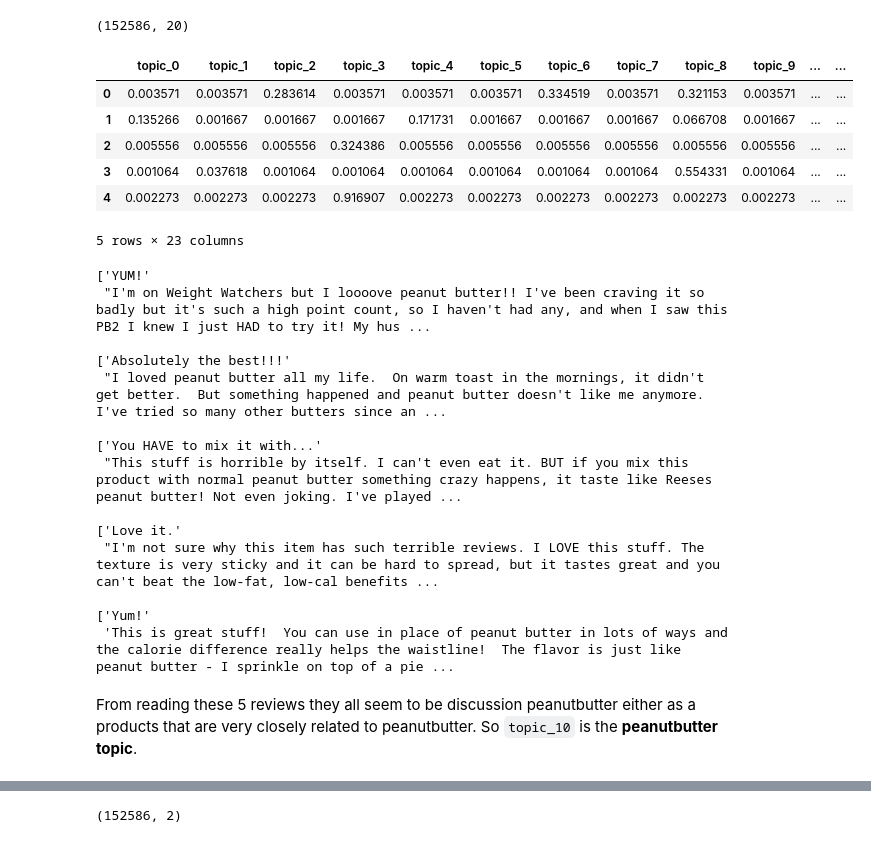
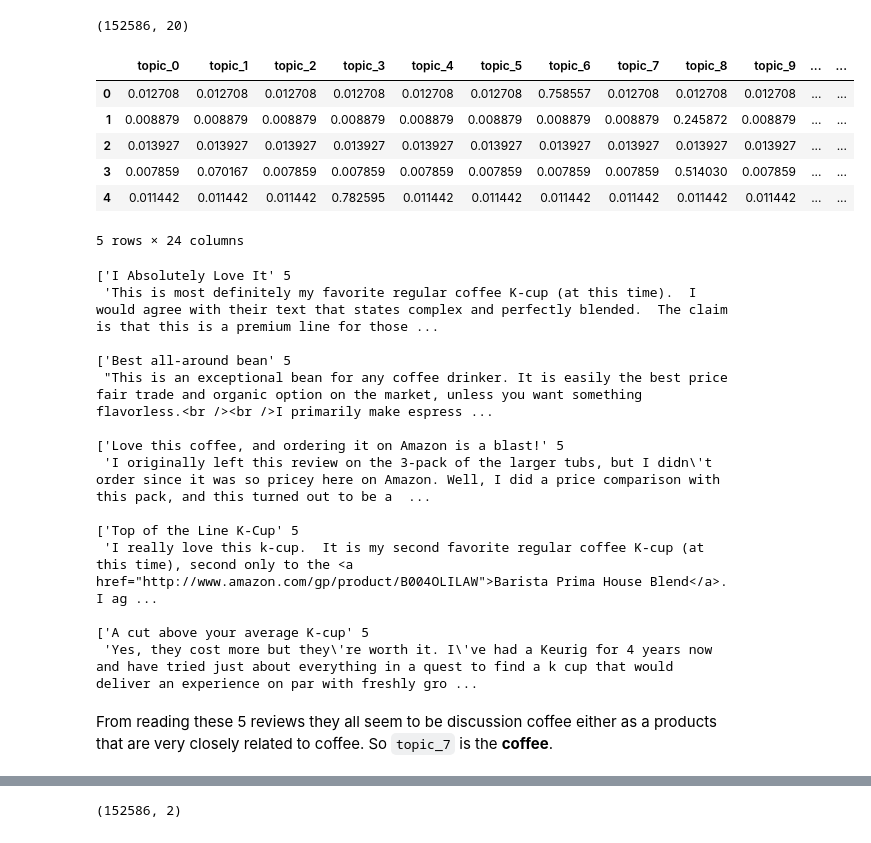
Before and after one commit to michael-a-green/Metis_Project4, a Jupyter notebook: Source/Project4_2.ipynb, the cells around one changed output, grey strips where cells are left out. Cells and saved outputs as stored; diff of their text form; code cells hidden in the pictures.

```diff
--- a/Source/Project4_2.ipynb
+++ b/Source/Project4_2.ipynb
@@ -380,3 +381,19 @@ time spent doing operation is 0:01:05.685067
+# %%
+if CLEAN_DATAFRAME == 1:
+
+    GOOD_REVIEWS_FILE = open("../Data/good_reviews_lemmatized.pkl","wb")
+    BAD_REVIEWS_FILE = open("../Data/bad_reviews_lemmatized.pkl","wb")
+    pickle.dump(good_reviews_df, GOOD_REVIEWS_FILE)
+    pickle.dump(bad_reviews_df, BAD_REVIEWS_FILE)
+    BAD_REVIEWS_FILE.close()
+    GOOD_REVIEWS_FILE.close()
+
+else:
+
+    GOOD_REVIEWS_FILE = open("../Data/good_reviews_lemmatized.pkl","rb")
+    BAD_REVIEWS_FILE = open("../Data/bad_reviews_lemmatized.pkl","rb")
+    good_reviews_df = pickle.load(GOOD_REVIEWS_FILE)
+    bad_reviews_df = pickle.load(BAD_REVIEWS_FILE)
 # %% [markdown]
 lemmatizing to cut down on the size of the dimensions of the eventual vectorized word matrix without losing meaning of the text
 # %%
@@ -774,39 +921,44 @@ docTopicMatrixGR = LD_AllocatorGR.transform(docTermMatrixCountVecGR)
+# %%
+docTopicMatrixGR = LD_AllocatorTFIDFGR.transform(docTermMatrixTFIDFGR)
+
+#LD_AllocatorTFIDFGR = LatentDirichletAllocation(n_components=20, random_state=0,n_jobs=8)
+#LD_AllocatorTFIDFBR = LatentDirichletAllocation(n_components=20, random_state=0,n_jobs=8)
 # %%
 docTopicMatrixGR_df = pd.DataFrame(docTopicMatrixGR).add_prefix("topic_")
 docTopicMatrixGR_df.shape
 # %% [output]
 (152586, 20)
 # %%
-docTopicMatrixGR_df[["Summary","ProcessedText","Text"]] = good_reviews_df[["Summary","ProcessedText","Text"]]
+docTopicMatrixGR_df[["Summary","ProcessedText","Text","Score"]] = good_reviews_df[["Summary","ProcessedText","Text","Score"]]
 docTopicMatrixGR_df.head()
 # %% [output]
 |  | topic_0 | topic_1 | topic_2 | topic_3 | topic_4 | topic_5 | topic_6 | topic_7 | topic_8 | topic_9 | ... | ... |
-| 0 | 0.003571 | 0.003571 | 0.283614 | 0.003571 | 0.003571 | 0.003571 | 0.334519 | 0.003571 | 0.321153 | 0.003571 | ... | ... |
-| 1 | 0.135266 | 0.001667 | 0.001667 | 0.001667 | 0.171731 | 0.001667 | 0.001667 | 0.001667 | 0.066708 | 0.001667 | ... | ... |
-| 2 | 0.005556 | 0.005556 | 0.005556 | 0.324386 | 0.005556 | 0.005556 | 0.005556 | 0.005556 | 0.005556 | 0.005556 | ... | ... |
-| 3 | 0.001064 | 0.037618 | 0.001064 | 0.001064 | 0.001064 | 0.001064 | 0.001064 | 0.001064 | 0.554331 | 0.001064 | ... | ... |
-| 4 | 0.002273 | 0.002273 | 0.002273 | 0.916907 | 0.002273 | 0.002273 | 0.002273 | 0.002273 | 0.002273 | 0.002273 | ... | ... |
+| 0 | 0.012708 | 0.012708 | 0.012708 | 0.012708 | 0.012708 | 0.012708 | 0.758557 | 0.012708 | 0.012708 | 0.012708 | ... | ... |
+| 1 | 0.008879 | 0.008879 | 0.008879 | 0.008879 | 0.008879 | 0.008879 | 0.008879 | 0.008879 | 0.245872 | 0.008879 | ... | ... |
+| 2 | 0.013927 | 0.013927 | 0.013927 | 0.013927 | 0.013927 | 0.013927 | 0.013927 | 0.013927 | 0.013927 | 0.013927 | ... | ... |
+| 3 | 0.007859 | 0.070167 | 0.007859 | 0.007859 | 0.007859 | 0.007859 | 0.007859 | 0.007859 | 0.514030 | 0.007859 | ... | ... |
+| 4 | 0.011442 | 0.011442 | 0.011442 | 0.782595 | 0.011442 | 0.011442 | 0.011442 | 0.011442 | 0.011442 | 0.011442 | ... | ... |
-5 rows × 23 columns
+5 rows × 24 columns
 # %%
-#find 5 reviews that score highest in topic_10
-for review in docTopicMatrixGR_df.sort_values(by="topic_10",ascending=False).head(5)[["Summary","Text"]].values:
+#find 5 reviews that score highest in topic_7
+for review in docTopicMatrixGR_df.sort_values(by="topic_7",ascending=False).head(5)[["Summary","Score","Text"]].values:
     print(review,"\n")
 # %% [output]
-['YUM!'
- "I'm on Weight Watchers but I loooove peanut butter!! I've been craving it so badly but it's such a high point count, so I haven't had any, and when I saw this PB2 I knew I just HAD to try it! My hus ...
+['I Absolutely Love It' 5
+ 'This is most definitely my favorite regular coffee K-cup (at this time).  I would agree with their text that states complex and perfectly blended.  The claim is that this is a premium line for those ...
 
-['Absolutely the best!!!'
- "I loved peanut butter all my life.  On warm toast in the mornings, it didn't get better.  But something happened and peanut butter doesn't like me anymore.  I've tried so many other butters since an ...
+['Best all-around bean' 5
+ "This is an exceptional bean for any coffee drinker. It is easily the best price fair trade and organic option on the market, unless you want something flavorless.<br /><br />I primarily make espress ...
 
-['You HAVE to mix it with...'
- "This stuff is horrible by itself. I can't even eat it. BUT if you mix this product with normal peanut butter something crazy happens, it taste like Reeses peanut butter! Not even joking. I've played ...
+['Love this coffee, and ordering it on Amazon is a blast!' 5
+ 'I originally left this review on the 3-pack of the larger tubs, but I didn\'t order since it was so pricey here on Amazon. Well, I did a price comparison with this pack, and this turned out to be a  ...
 
-['Love it.'
- "I'm not sure why this item has such terrible reviews. I LOVE this stuff. The texture is very sticky and it can be hard to spread, but it tastes great and you can't beat the low-fat, low-cal benefits ...
+['Top of the Line K-Cup' 5
+ 'I really love this k-cup.  It is my second favorite regular coffee K-cup (at this time), second only to the <a href="http://www.amazon.com/gp/product/B004OLILAW">Barista Prima House Blend</a>.  I ag ...
 
-['Yum!'
- 'This is great stuff!  You can use in place of peanut butter in lots of ways and the calorie difference really helps the waistline!  The flavor is just like peanut butter - I sprinkle on top of a pie ...
+['A cut above your average K-cup' 5
+ 'Yes, they cost more but they\'re worth it. I\'ve had a Keurig for 4 years now and have tried just about everything in a quest to find a k cup that would deliver an experience on par with freshly gro ...
 # %% [markdown]
-From reading these 5 reviews they all seem to be discussion peanutbutter either as a products that are very closely related to peanutbutter.
-So `topic_10` is the **peanutbutter topic**.
+From reading these 5 reviews they all seem to be discussion coffee either as a products that are very closely related to coffee.
+So `topic_7` is the **coffee**.
 # %%
```
Also changed, not shown: parts of 60 cells of this notebook.
